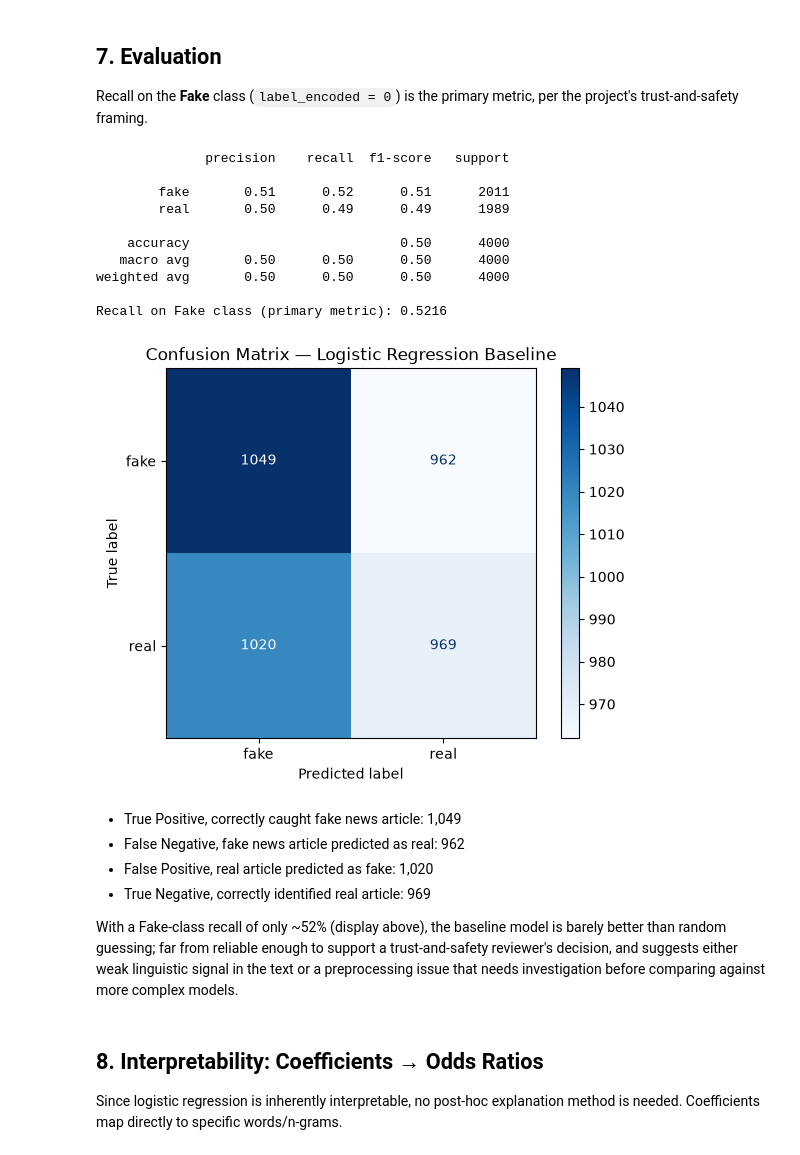
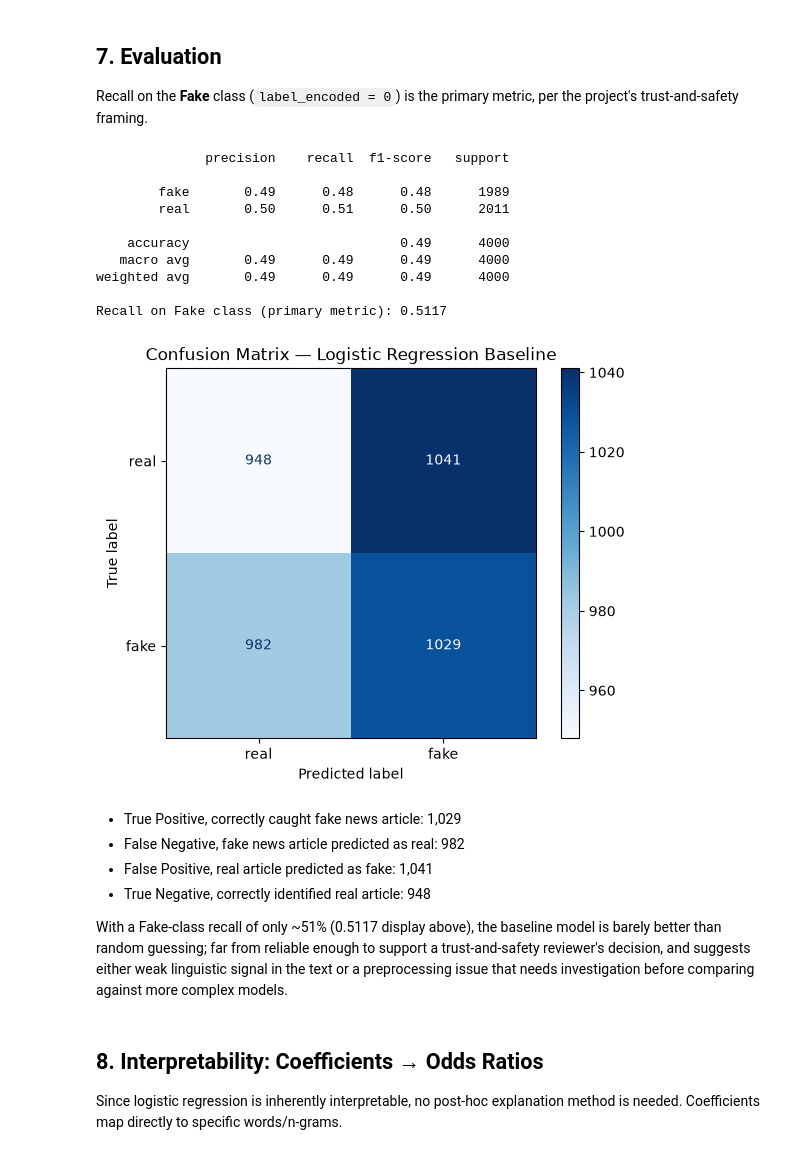
Before and after one commit to jirapon000/XDS_Fake_New_Detection, a Jupyter notebook: logistic_regression.ipynb, the cells around one changed output. Cells and saved outputs as stored; diff of their text form; code cells hidden in the pictures.

Commit message:
Standardize label encoding to fake=1, real=0 across project

```diff
--- a/logistic_regression.ipynb
+++ b/logistic_regression.ipynb
@@ -123,34 +123,34 @@ Recall on the **Fake** class (`label_encoded = 0`) is the primary metric, per th
 # %%
 print(classification_report(y_test, y_pred, target_names=["fake", "real"]))
 
-recall_fake = recall_score(y_test, y_pred, pos_label=0)
+recall_fake = recall_score(y_test, y_pred, pos_label=1)
 print(f"Recall on Fake class (primary metric): {recall_fake:.4f}")
 # %% [output]
               precision    recall  f1-score   support
 
-        fake       0.51      0.52      0.51      2011
-        real       0.50      0.49      0.49      1989
+        fake       0.49      0.48      0.48      1989
+        real       0.50      0.51      0.50      2011
 
-    accuracy                           0.50      4000
-   macro avg       0.50      0.50      0.50      4000
-weighted avg       0.50      0.50      0.50      4000
+    accuracy                           0.49      4000
+   macro avg       0.49      0.49      0.49      4000
+weighted avg       0.49      0.49      0.49      4000
 
-Recall on Fake class (primary metric): 0.5216
+Recall on Fake class (primary metric): 0.5117
 # %%
 cm = confusion_matrix(y_test, y_pred)
-disp = ConfusionMatrixDisplay(confusion_matrix=cm, display_labels=["fake", "real"])
+disp = ConfusionMatrixDisplay(confusion_matrix=cm, display_labels=["real", "fake"])
 disp.plot(cmap="Blues")
 plt.title("Confusion Matrix — Logistic Regression Baseline")
 plt.show()
 # %% [output]
-[figure, old version]
+[figure, new version]
 # %% [markdown]
-- True Positive, correctly caught fake news article: 1,049
-- False Negative, fake news article predicted as real: 962
-- False Positive, real article predicted as fake: 1,020
-- True Negative, correctly identified real article: 969
+- True Positive, correctly caught fake news article: 1,029
+- False Negative, fake news article predicted as real: 982
+- False Positive, real article predicted as fake: 1,041
+- True Negative, correctly identified real article: 948
 
-With a Fake-class recall of only ~52% (display above), the baseline model is barely better than random guessing; far from reliable enough to support a trust-and-safety reviewer's decision, and suggests either weak linguistic signal in the text or a preprocessing issue that needs investigation before comparing against more complex models.
+With a Fake-class recall of only ~51% (0.5117 display above), the baseline model is barely better than random guessing; far from reliable enough to support a trust-and-safety reviewer's decision, and suggests either weak linguistic signal in the text or a preprocessing issue that needs investigation before comparing against more complex models.
 # %% [markdown]
 ## 8. Interpretability: Coefficients → Odds Ratios
 
```
Also changed, not shown: parts of 5 cells of this notebook, 3 other files.
